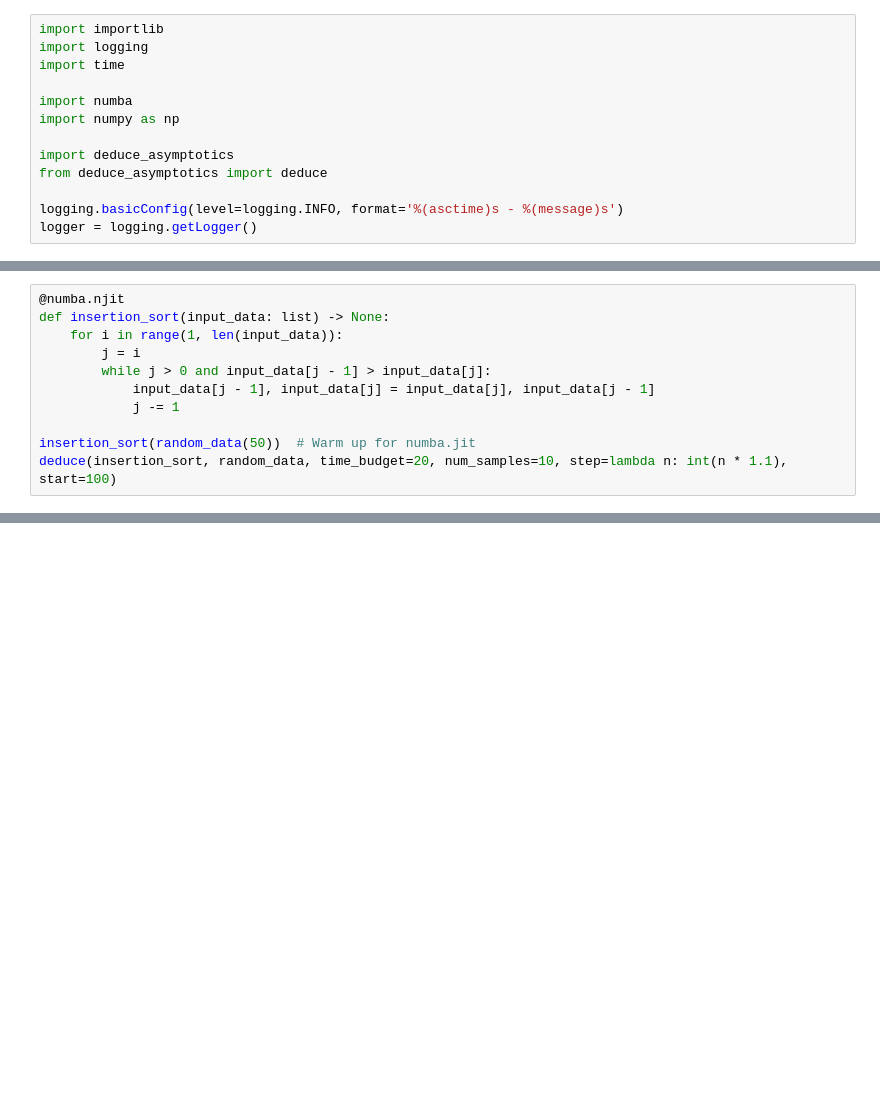
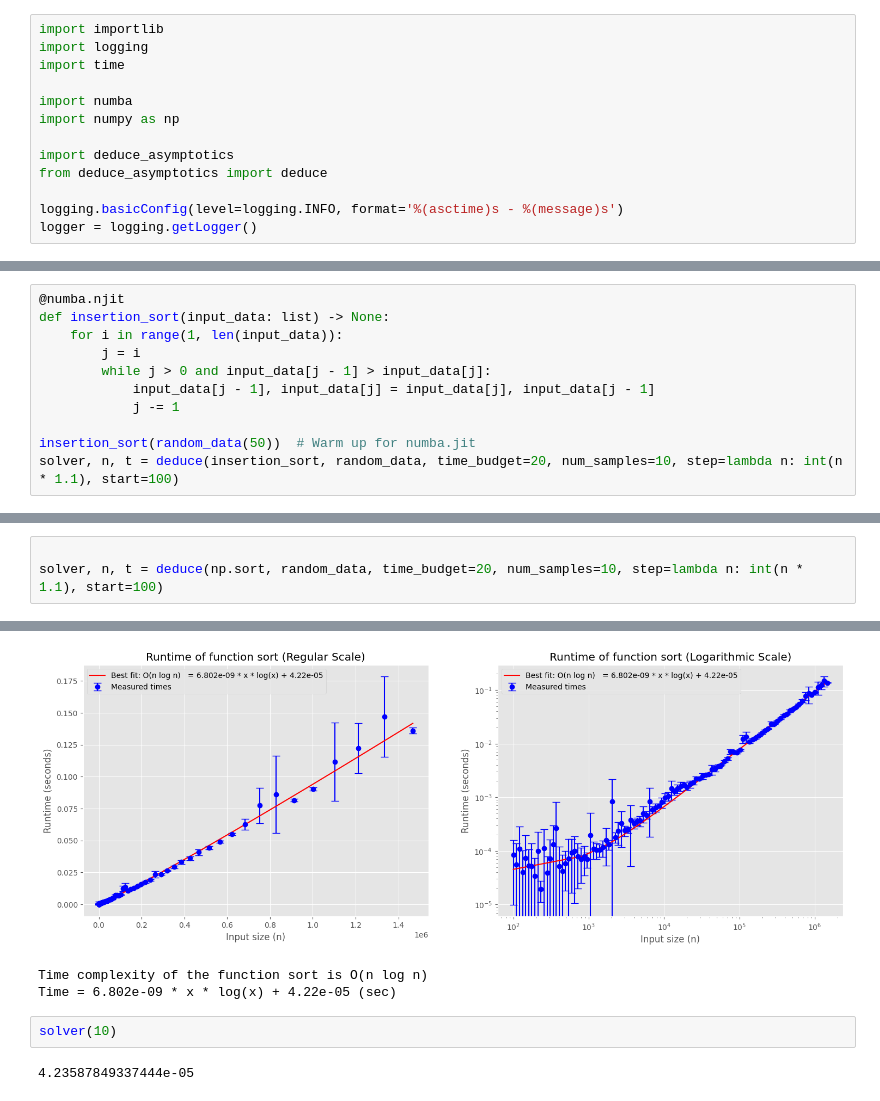
Before and after one commit to mkhlyzov/deduce_asymptotics, a Jupyter notebook: examples/example_1.ipynb, the cells around one changed output, grey strips where cells are left out. Drawn from its saved outputs; the diff is of its cells as text; blank space fills up the shorter version.

```diff
--- a/examples/example_1.ipynb
+++ b/examples/example_1.ipynb
@@ -93,5 +157,5 @@ def insertion_sort(input_data: list) -> None:
             j -= 1
 
 insertion_sort(random_data(50))  # Warm up for numba.jit
-deduce(insertion_sort, random_data, time_budget=20, num_samples=10, step=lambda n: int(n * 1.1), start=100)
+solver, n, t = deduce(insertion_sort, random_data, time_budget=20, num_samples=10, step=lambda n: int(n * 1.1), start=100)
 # %% [output]
@@ -100,0 +182,4 @@ Time = 1.689e-10 * n^2 + 0.0002436 (sec)
+# %%
+
+solver, n, t = deduce(np.sort, random_data, time_budget=20, num_samples=10, step=lambda n: int(n * 1.1), start=100)
+# %% [output]
@@ -100,0 +203,7 @@ Time = 1.689e-10 * n^2 + 0.0002436 (sec)
+[figure, added]
+Time complexity of the function sort is O(n log n)
+Time = 6.802e-09 * x * log(x) + 4.22e-05 (sec)
+# %%
+solver(10)
+# %% [output]
+4.23587849337444e-05
```
Also changed, not shown: parts of 7 cells of this notebook.
